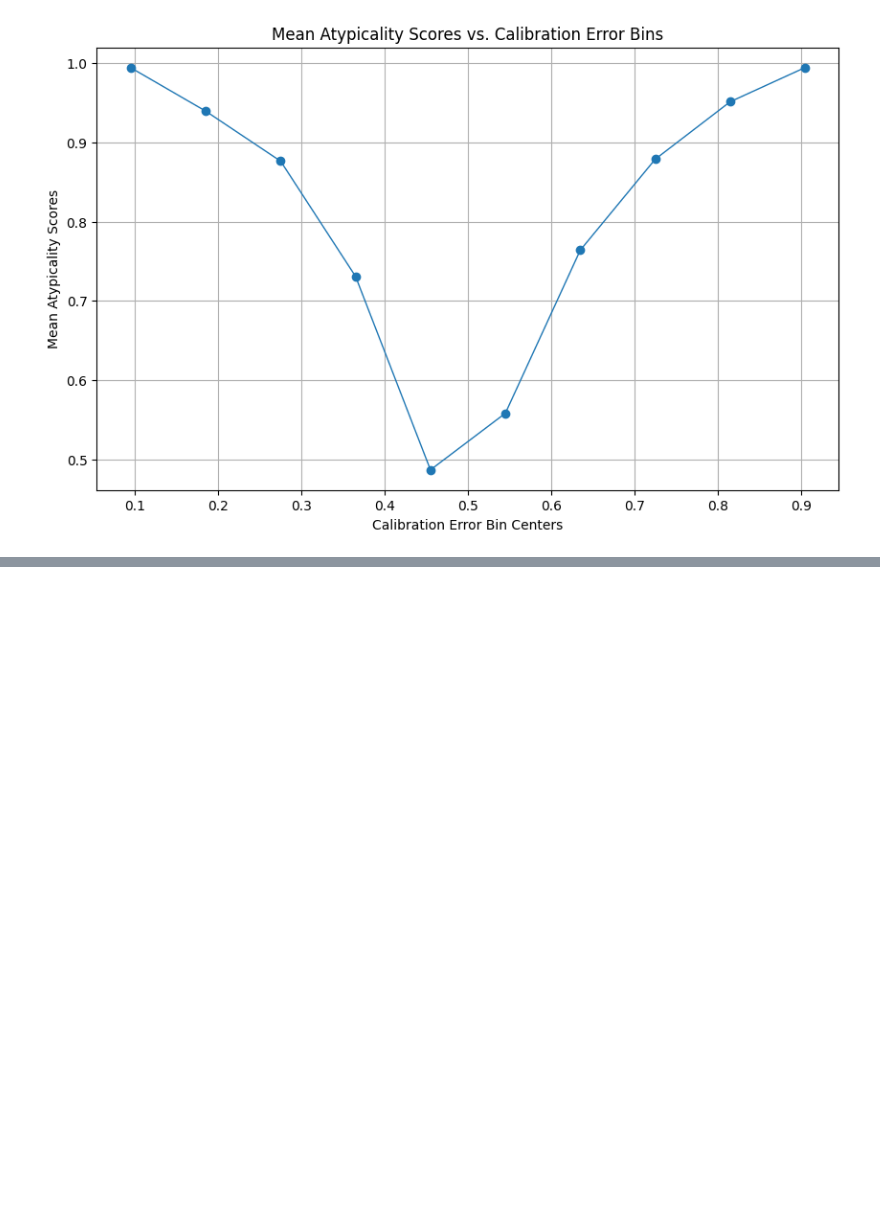
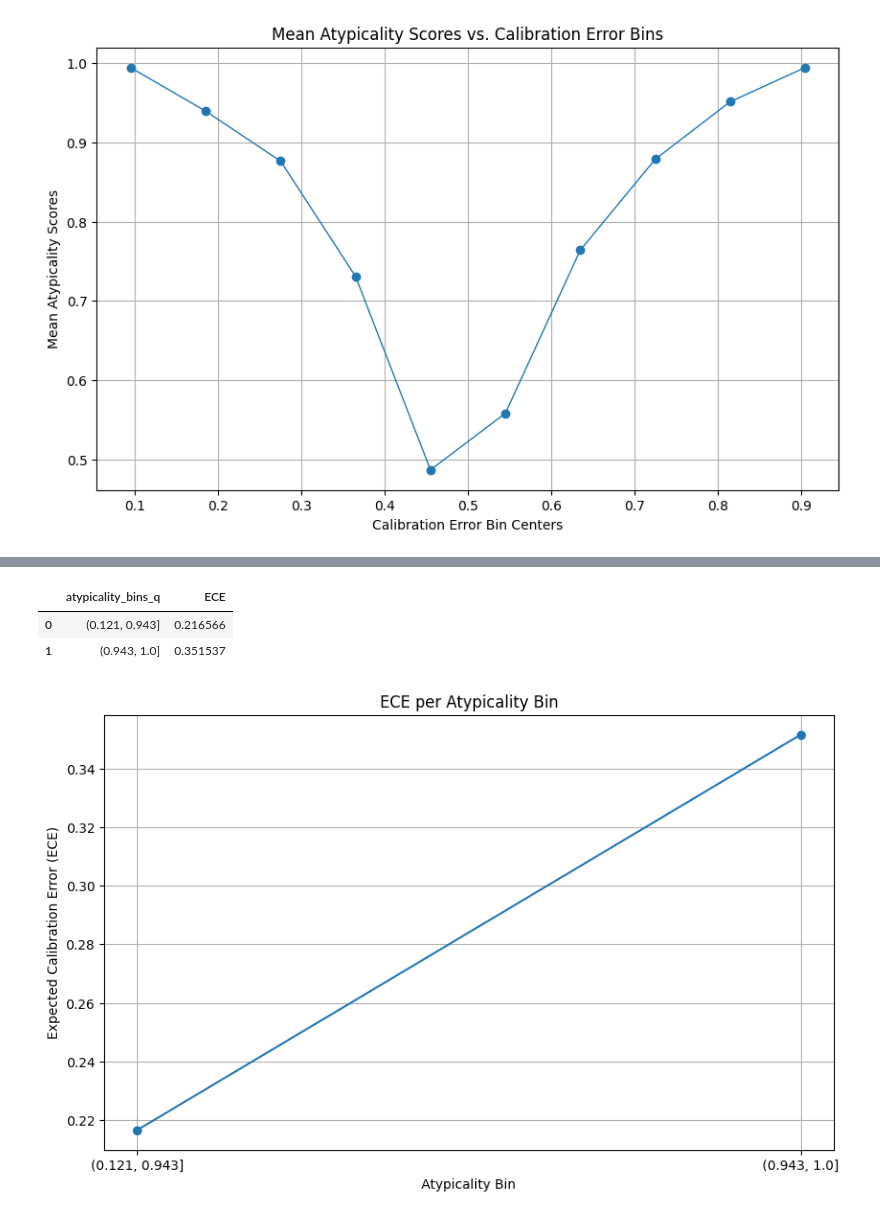
Before and after one commit to jeremy-qin/medical_confidence_elicitation, a Jupyter notebook: analysis.ipynb, the cells around one changed output, grey strips where cells are left out. Saved outputs shown, nothing was run; the diff lists cells and outputs as text; code cells hidden in the pictures; blank space fills up the shorter version.

```diff
--- a/analysis.ipynb
+++ b/analysis.ipynb
@@ -175,0 +222,23 @@ plt.show()
+# %%
+ece_per_bin
+# %% [output]
+|  | atypicality_bins_q | ECE |
+| 0 | (0.121, 0.943] | 0.216566 |
+| 1 | (0.943, 1.0] | 0.351537 |
+# %%
+data = {
+    'atypicality_bin_q': ['(0.121, 0.943]', '(0.943, 1.0]'],
+    'ECE': [0.216566, 0.351537]
+}
+ece_per_bin_q = pd.DataFrame(data)
+# %%
+# Plotting the ECE per atypicality bin as a line chart
+plt.figure(figsize=(10, 6))
+plt.plot(ece_per_bin_q['atypicality_bin_q'], ece_per_bin_q['ECE'], marker='o', linestyle='-')
+plt.xlabel('Atypicality Bin')
+plt.ylabel('Expected Calibration Error (ECE)')
+plt.title('ECE per Atypicality Bin')
+plt.grid(True)
+plt.show()
+# %% [output]
+[figure, added]
```
Also changed, not shown: parts of 16 cells of this notebook, 2 other files.
